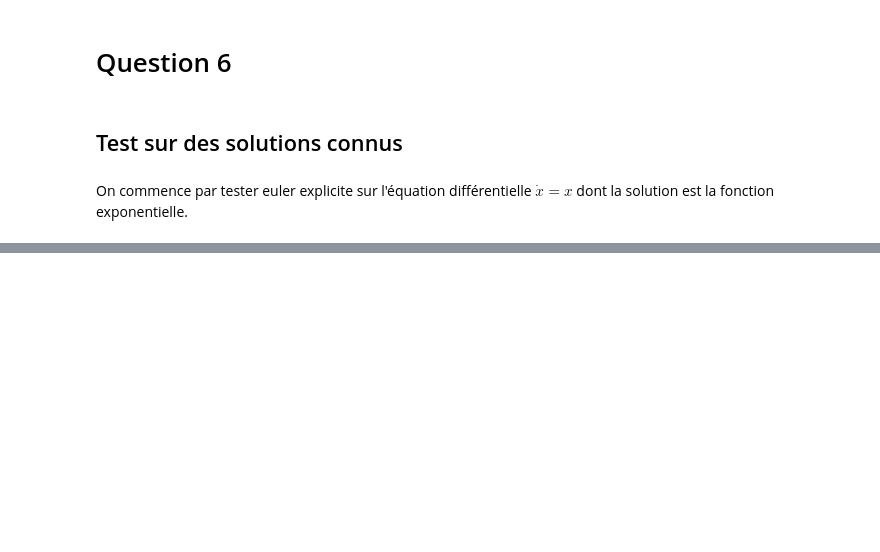
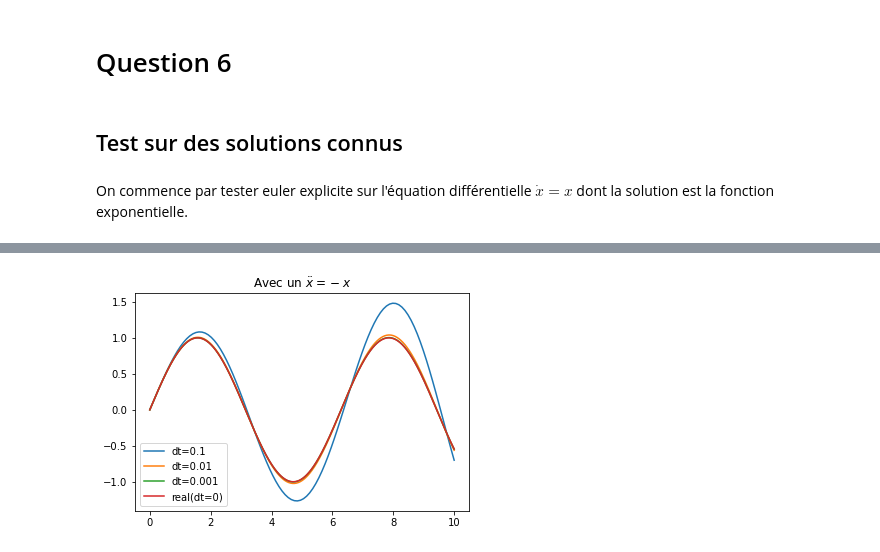
Before and after one commit to remymart/projet_equa_diff, a Jupyter notebook: equa_diff_final.ipynb, the cells around one changed output, grey strips where cells are left out. Saved outputs shown, nothing was run; the diff lists cells and outputs as text; code cells hidden in the pictures; blank space fills up the shorter version.

```diff
--- a/equa_diff_final.ipynb
+++ b/equa_diff_final.ipynb
@@ -185,0 +189,16 @@ ValueError: x and y must have same first dimension, but have shapes (5,) and (1,
+# %%
+
+def sinus(t, x, y):
+    return np.array([y,-x])
+t,x=solve_euler_explicit(sinus, [0, 1], 1e-1, 0, 10)
+plt.plot(t,x[0,:])
+t,x=solve_euler_explicit(sinus, [0, 1], 1e-2, 0, 10)
+plt.plot(t,x[0,:])
+t,x=solve_euler_explicit(sinus, [0, 1], 1e-3, 0, 10)
+plt.plot(t,x[0,:])
+plt.plot(t, np.sin(t))
+plt.legend(["dt=0.1","dt=0.01","dt=0.001","real(dt=0)"])
+plt.title(r"Avec un $\ddot x = -x$")
+plt.show()
+# %% [output]
+[figure, added]
```
Also changed, not shown: parts of 45 cells of this notebook.
